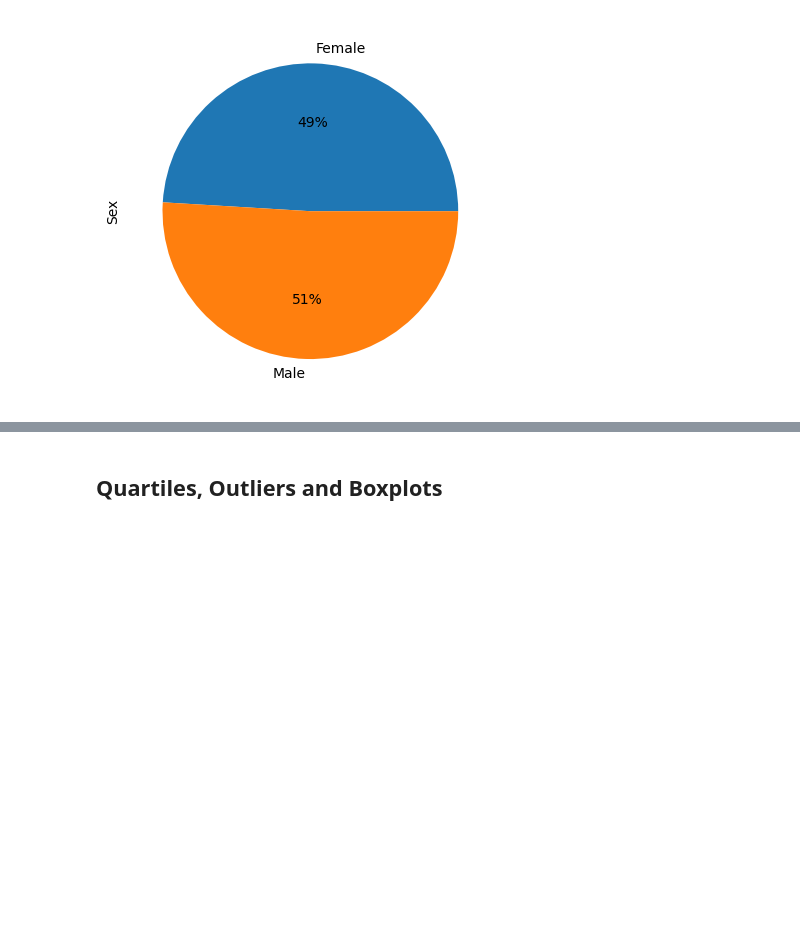
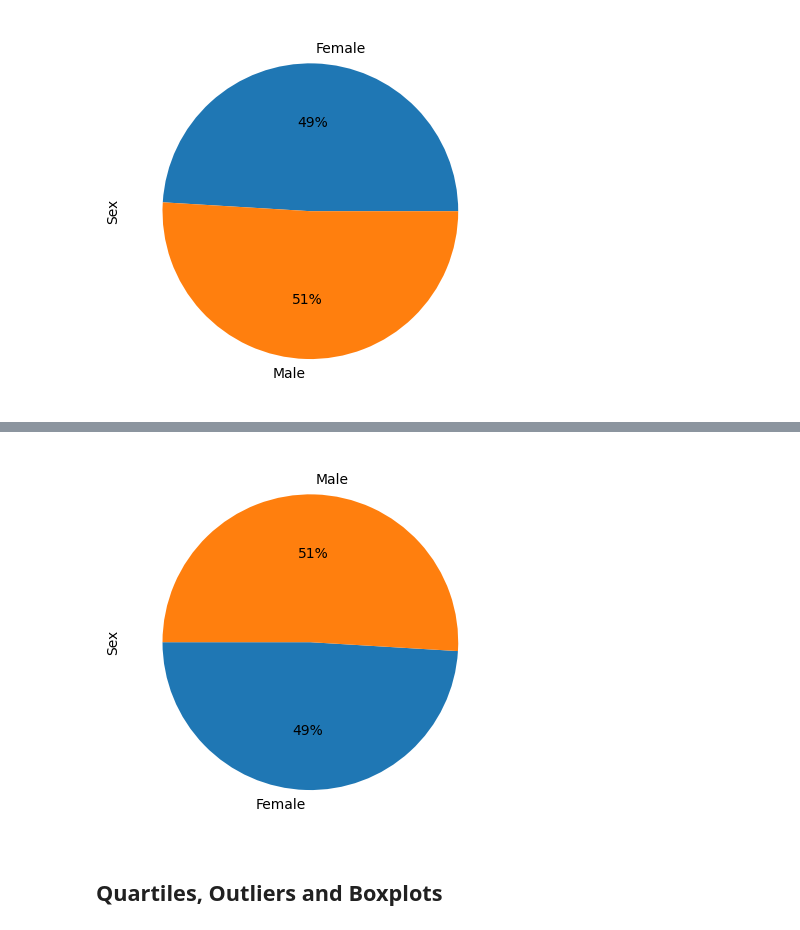
Before and after one commit to pkarey/madplotlib-challenge, a Jupyter notebook: pymaceuticals_starter.ipynb, the cells around one changed output, grey strips where cells are left out. Saved outputs shown, nothing was run; the diff lists cells and outputs as text; code cells hidden in the pictures; blank space fills up the shorter version.

```diff
--- a/pymaceuticals_starter.ipynb
+++ b/pymaceuticals_starter.ipynb
@@ -198,3 +208,15 @@ gender.plot.pie(ylabel = "Sex", autopct = '%1.0f%%')
+# %%
+# Generate a pie plot showing the distribution of female versus male mice using pyplot
+gender_df = pd.DataFrame({'Gender': gender.index, 'Count': gender})
+
+header_sex = list(gender_df.keys())
+values_sex = gender_df.values.tolist()
+genders, sex_count = map(list, zip(*values_sex))
+plt.pie(sex_count, labels= genders, autopct='%1.0f%%', startangle = 180)
+plt.ylabel("Sex")
+plt.show()
+# %% [output]
+[figure, added]
 # %% [markdown]
 ## Quartiles, Outliers and Boxplots
 # %%
```
Also changed, not shown: parts of 7 cells of this notebook.
